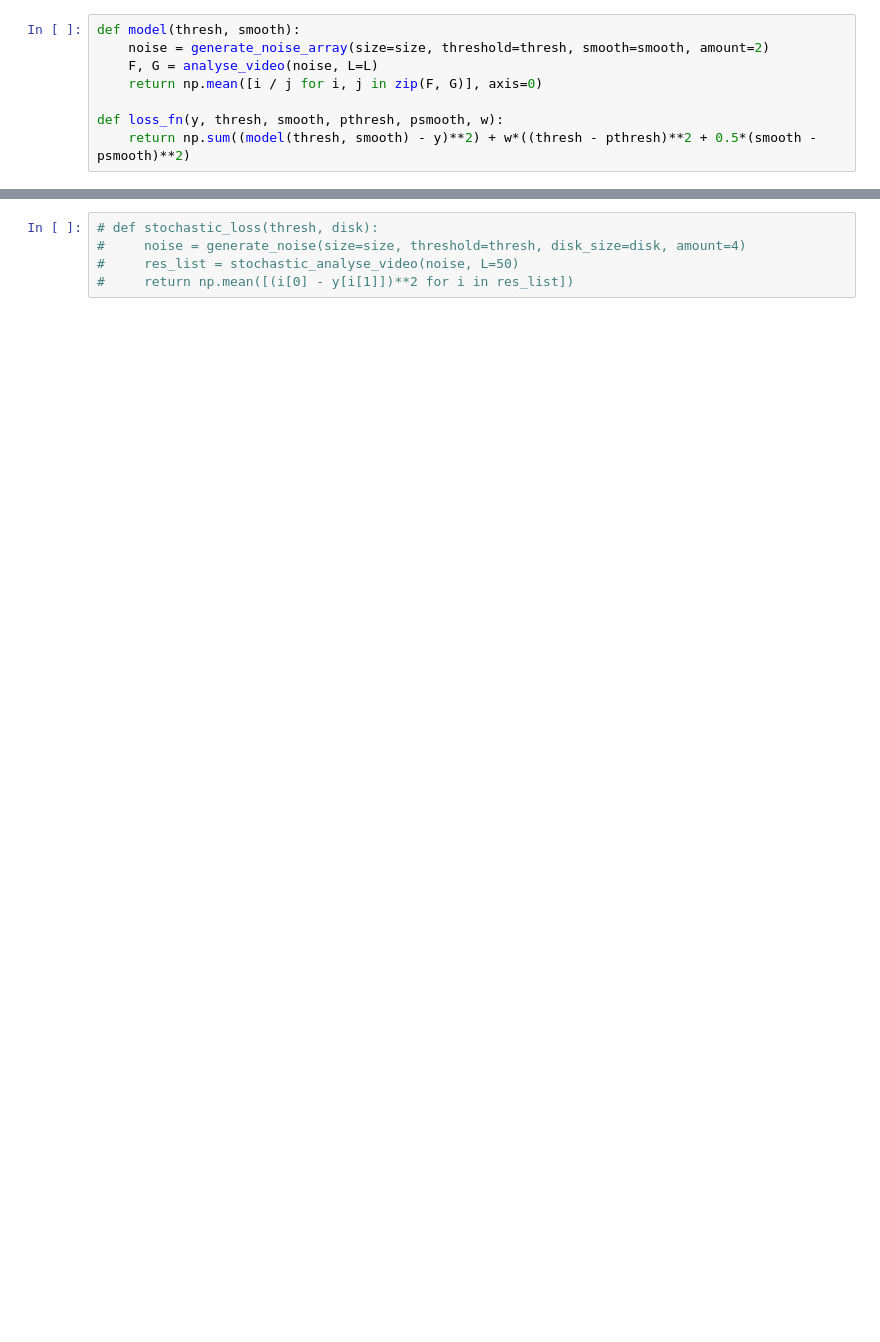
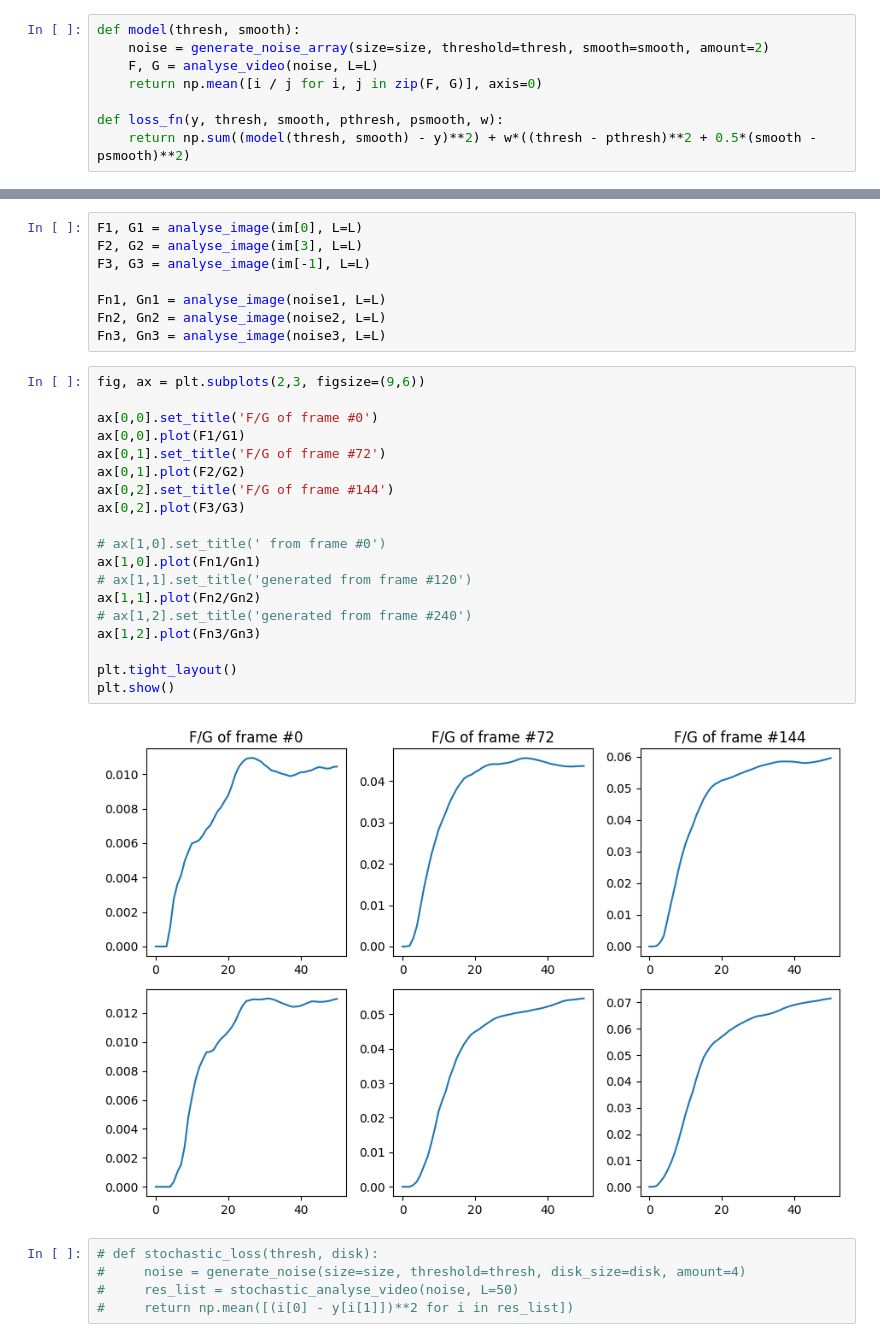
Before and after one commit to cappertherapper/Bachelorprojekt, a Jupyter notebook: grad_desc_test.ipynb, the cells around one changed output, grey strips where cells are left out. Saved outputs shown, nothing was run; the diff lists cells and outputs as text; blank space fills up the shorter version.

```diff
--- a/grad_desc_test.ipynb
+++ b/grad_desc_test.ipynb
@@ -121,3 +155,32 @@ plt.show()
+# %%
+F1, G1 = analyse_image(im[0], L=L)
+F2, G2 = analyse_image(im[3], L=L)
+F3, G3 = analyse_image(im[-1], L=L)
+
+Fn1, Gn1 = analyse_image(noise1, L=L)
+Fn2, Gn2 = analyse_image(noise2, L=L)
+Fn3, Gn3 = analyse_image(noise3, L=L)
+# %%
+fig, ax = plt.subplots(2,3, figsize=(9,6))
+
+ax[0,0].set_title('F/G of frame #0')
+ax[0,0].plot(F1/G1)
+ax[0,1].set_title('F/G of frame #72')
+ax[0,1].plot(F2/G2)
+ax[0,2].set_title('F/G of frame #144')
+ax[0,2].plot(F3/G3)
+
+# ax[1,0].set_title(' from frame #0')
+ax[1,0].plot(Fn1/Gn1)
+# ax[1,1].set_title('generated from frame #120')
+ax[1,1].plot(Fn2/Gn2)
+# ax[1,2].set_title('generated from frame #240')
+ax[1,2].plot(Fn3/Gn3)
+
+plt.tight_layout()
+plt.show()
+# %% [output]
+[figure, added]
 # %%
 # def stochastic_loss(thresh, disk):
 #     noise = generate_noise(size=size, threshold=thresh, disk_size=disk, amount=4)
```
Also changed, not shown: parts of 9 cells of this notebook.
